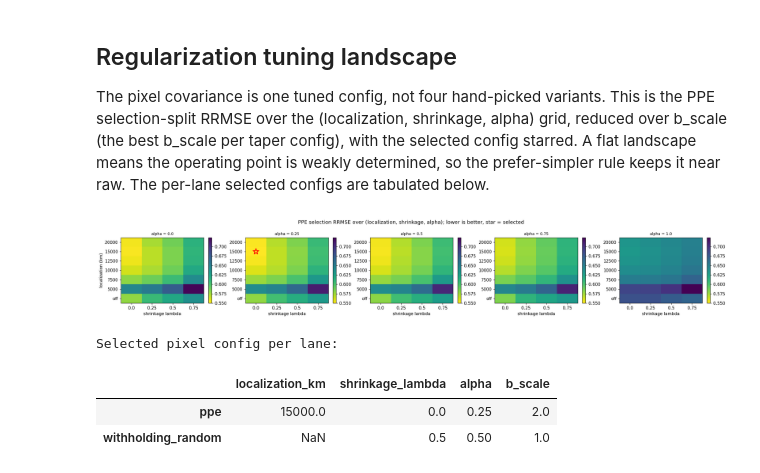
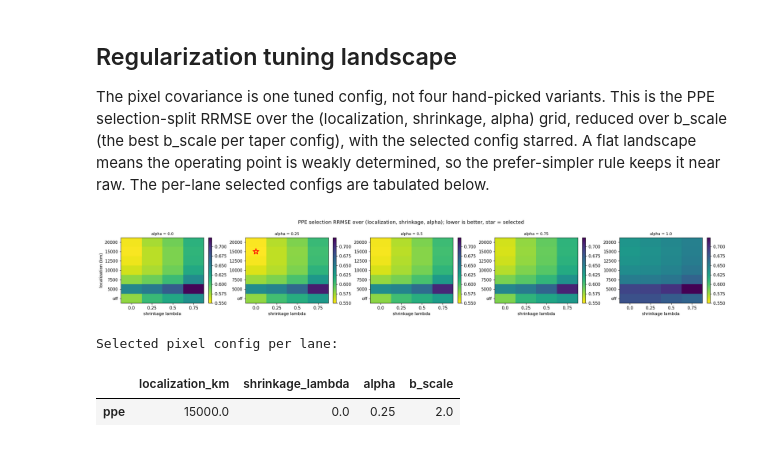
Before and after one commit to evgeni-g-georgiev/sparse_paleoclimate_field_reconstruction, a Jupyter notebook: notebooks/07_3dvar.ipynb, the cells around one changed output. Saved outputs shown, nothing was run; the diff lists cells and outputs as text; code cells hidden in the pictures.

```diff
--- a/notebooks/07_3dvar.ipynb
+++ b/notebooks/07_3dvar.ipynb
@@ -197,33 +225,33 @@ for ai, a in enumerate(alphas):
         for mi, m in enumerate(lams):
             v = prof[(prof["loc_km"] == lk) & (prof["shrinkage_lambda"] == m)
                      & (prof["alpha"] == a)]["value"]
             if len(v):
                 grid[li, mi] = v.iloc[0]
     im = ax.imshow(grid, origin="lower", cmap="viridis_r", vmin=vmin, vmax=vmax, aspect="auto")
     ax.set_xticks(range(len(lams))); ax.set_xticklabels(lams)
     ax.set_yticks(range(len(locs))); ax.set_yticklabels(loc_lab)
     ax.set_xlabel("shrinkage lambda")
     if ai == 0:
         ax.set_ylabel("localization (km)")
     ax.set_title(f"alpha = {a}", fontsize=9)
     if abs(a - win["alpha"]) < 1e-9 and win_loc in locs and win["shrinkage_lambda"] in lams:
         ax.scatter([lams.index(win["shrinkage_lambda"])], [locs.index(win_loc)],
                    s=200, marker="*", facecolors="none", edgecolors="red", linewidths=1.8)
     fig.colorbar(im, ax=ax, fraction=0.046)
 fig.suptitle("PPE selection RRMSE over (localization, shrinkage, alpha); lower is better, star = selected")
 fig.tight_layout()
 fig.savefig(str(FIG / "tuning_landscape_ppe.png"), dpi=110, bbox_inches="tight")
 plt.show()
 
-# Selected config per lane.
+# Selected config per lane, for whichever lanes have been run.
 lanes = [("ppe", "ppe_config.json"),
          ("withholding_random", "withholding_random_config.json")]
-winners = {lane: json.load(open(OUT / "3dvar_pixel" / fn))["selected"] for lane, fn in lanes}
+winners = {lane: json.load(open(OUT / "3dvar_pixel" / fn))["selected"]
+           for lane, fn in lanes if (OUT / "3dvar_pixel" / fn).exists()}
 print("Selected pixel config per lane:")
 display(pd.DataFrame(winners).T)
 # %% [output]
 [figure]
 Selected pixel config per lane:
 |  | localization_km | shrinkage_lambda | alpha | b_scale |
 | ppe | 15000.0 | 0.0 | 0.25 | 2.0 |
-| withholding_random | NaN | 0.5 | 0.50 | 1.0 |
```
Also changed, not shown: parts of 8 cells of this notebook.
